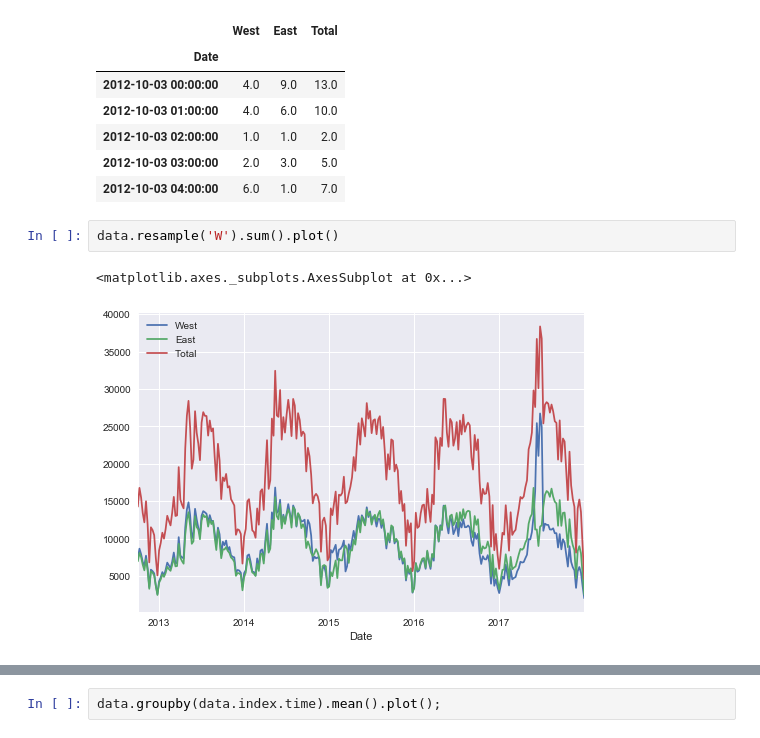
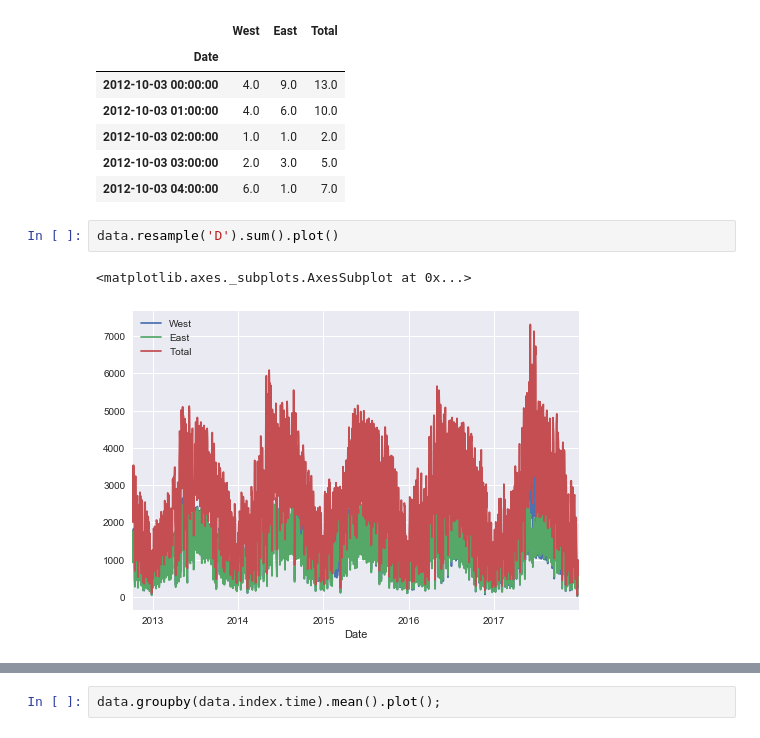
Before and after one commit to shokirovnozir/jupypterWorkspace, a Jupyter notebook: JupyterWorkflow.ipynb, the cells around one changed output, grey strips where cells are left out. Cells and saved outputs as stored; diff of their text form.

```diff
--- a/JupyterWorkflow.ipynb
+++ b/JupyterWorkflow.ipynb
@@ -37,7 +37,7 @@ data.head()
 | 2012-10-03 03:00:00 | 2.0 | 3.0 | 5.0 |
 | 2012-10-03 04:00:00 | 6.0 | 1.0 | 7.0 |
 # %%
-data.resample('W').sum().plot()
+data.resample('D').sum().plot()
 # %% [output]
 <matplotlib.axes._subplots.AxesSubplot at 0x...>
-[figure, old version]
+[figure, new version]
```
Also changed, not shown: parts of 2 cells of this notebook.
